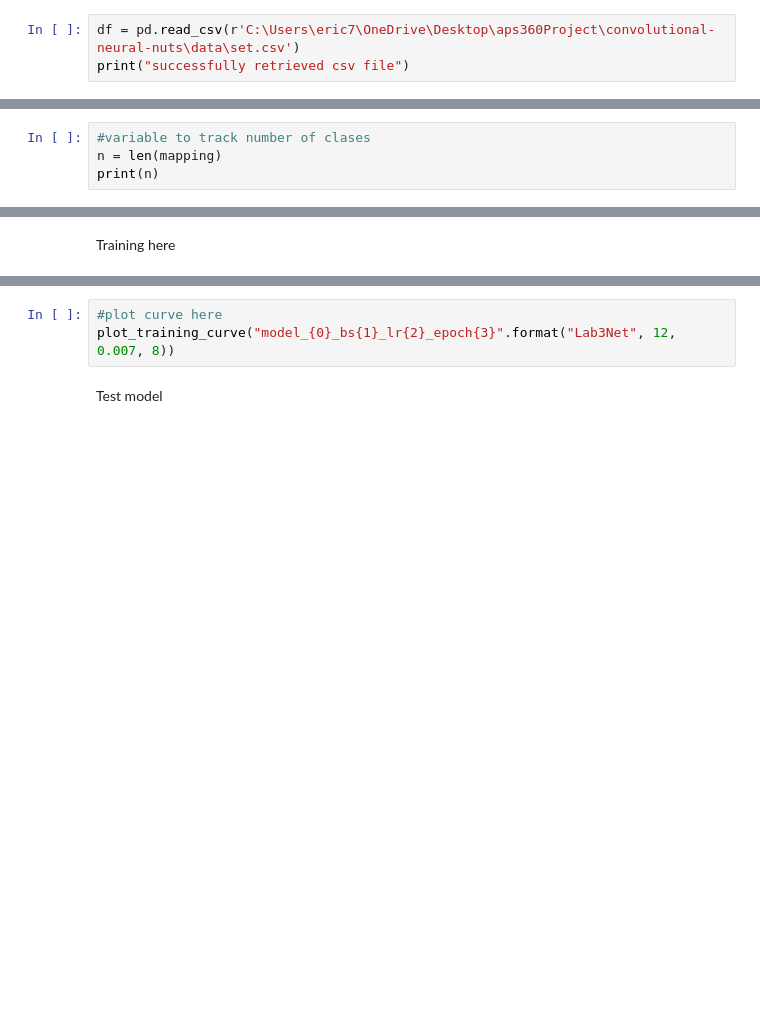
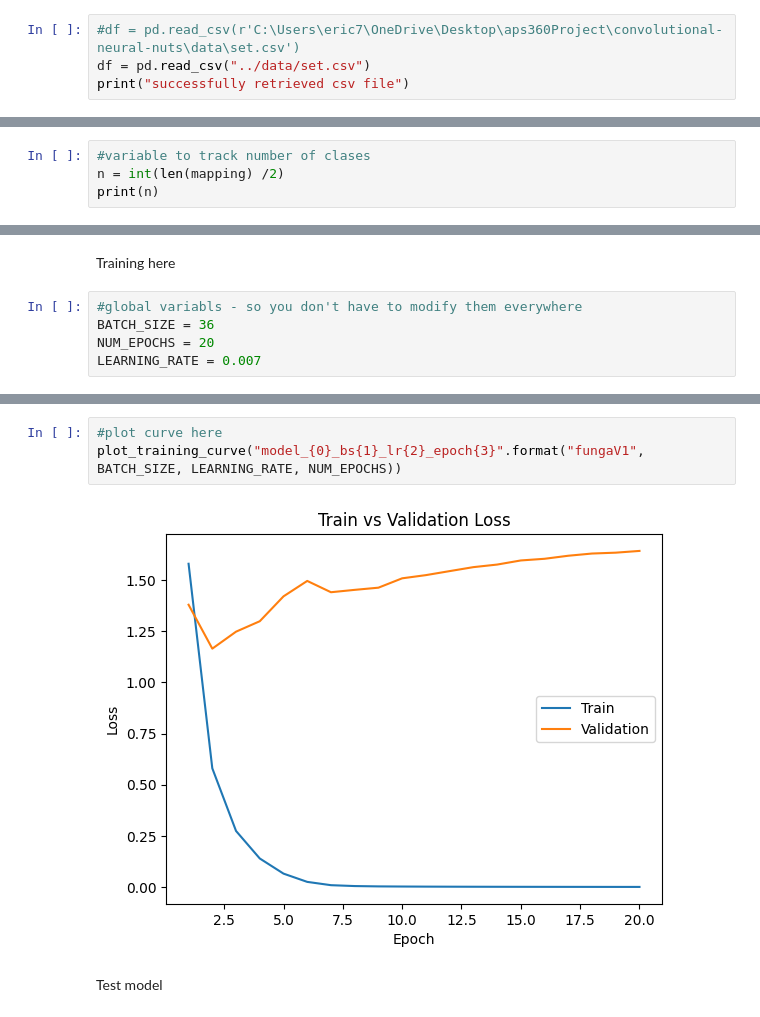
Before and after one commit to nbiancolin/convolutional-neural-nuts, a Jupyter notebook: src/modelV2.ipynb, the cells around one changed output, grey strips where cells are left out. Saved outputs shown, nothing was run; the diff lists cells and outputs as text; blank space fills up the shorter version.

Commit message:
actually uses n now (bc I dont have enough ram)

```diff
--- a/src/modelV2.ipynb
+++ b/src/modelV2.ipynb
@@ -4,7 +4,8 @@ import numpy as np
 # %% [markdown]
 Substitute for own data path
 # %%
-df = pd.read_csv(r'C:\Users\eric7\OneDrive\Desktop\aps360Project\convolutional-neural-nuts\data\set.csv')
+#df = pd.read_csv(r'C:\Users\eric7\OneDrive\Desktop\aps360Project\convolutional-neural-nuts\data\set.csv')
+df = pd.read_csv("../data/set.csv")
 print("successfully retrieved csv file")
 # %% [output]
 successfully retrieved csv file
@@ -58,5 +59,5 @@ Total Images 13804
 # %%
 #variable to track number of clases
-n = len(mapping)
+n = int(len(mapping) /2)
 print(n)
 # %% [output]
@@ -302,5 +307,10 @@ def train_net_TL(net, batchsize=24, learning_rate=0.007, num_epochs=12):
   np.savetxt("{}_val_loss.csv".format(path), val_loss_graph)
 # %% [markdown]
 Training here
+# %%
+#global variabls - so you don't have to modify them everywhere
+BATCH_SIZE = 36
+NUM_EPOCHS = 20
+LEARNING_RATE = 0.007
 # %%
 net3TL = preLearnedFungaV1()
@@ -308,6 +336,8 @@ train_net_TL(net3TL, batchsize=36, num_epochs=20)
 # %%
 #plot curve here
-plot_training_curve("model_{0}_bs{1}_lr{2}_epoch{3}".format("Lab3Net", 12, 0.007, 8))
+plot_training_curve("model_{0}_bs{1}_lr{2}_epoch{3}".format("fungaV1", BATCH_SIZE, LEARNING_RATE, NUM_EPOCHS))
+# %% [output]
+[figure, added]
 # %% [markdown]
 Test model
 # %%
```
Also changed, not shown: parts of 11 cells of this notebook.
